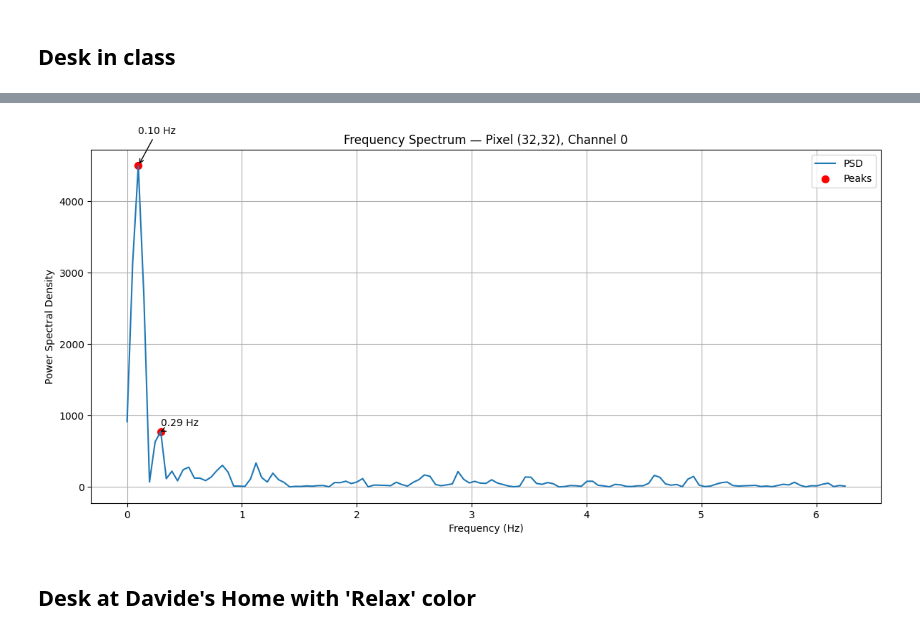
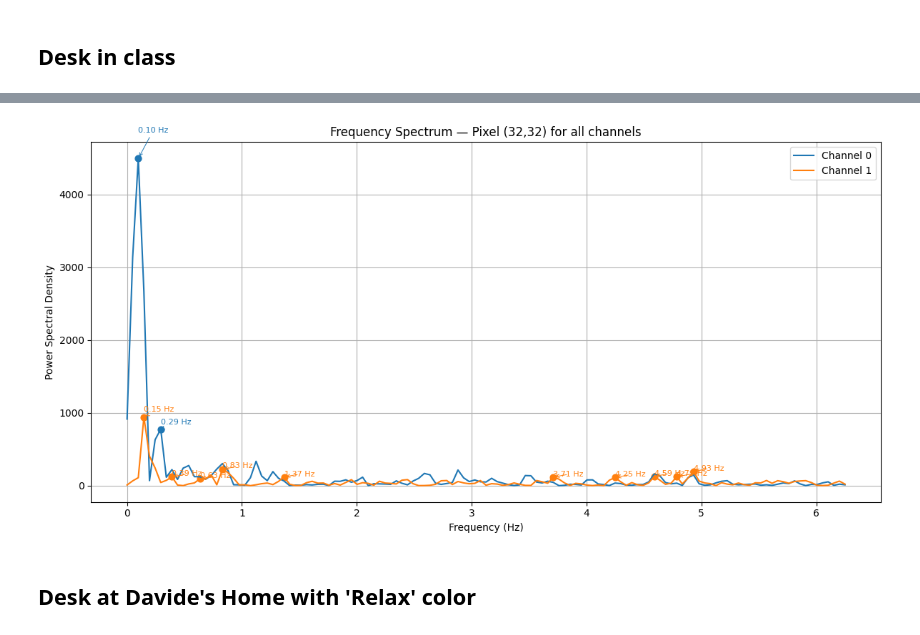
Before and after one commit to Dav-11/spo2_touchless, a Jupyter notebook: img_px2px_diff/px2px_diff_pc/data_analysis.ipynb, the cells around one changed output, grey strips where cells are left out. Saved outputs shown, nothing was run; the diff lists cells and outputs as text; code cells hidden in the pictures.

```diff
--- a/img_px2px_diff/px2px_diff_pc/data_analysis.ipynb
+++ b/img_px2px_diff/px2px_diff_pc/data_analysis.ipynb
@@ -106,7 +159,7 @@ plot_pixel_change_matrix(data=data_desk_classroom)
 # %%
-plot_frequency_spectrum(arr=data_desk_classroom, fs=12.5)
+plot_frequency_spectrum_multichannel(arr=data_desk_classroom, fs=12.5)
 # %% [output]
-[figure, old version]
+[figure, new version]
 # %% [markdown]
 ## Desk at Davide's Home with 'Relax' color
 # %%
```
Also changed, not shown: parts of 13 cells of this notebook.
